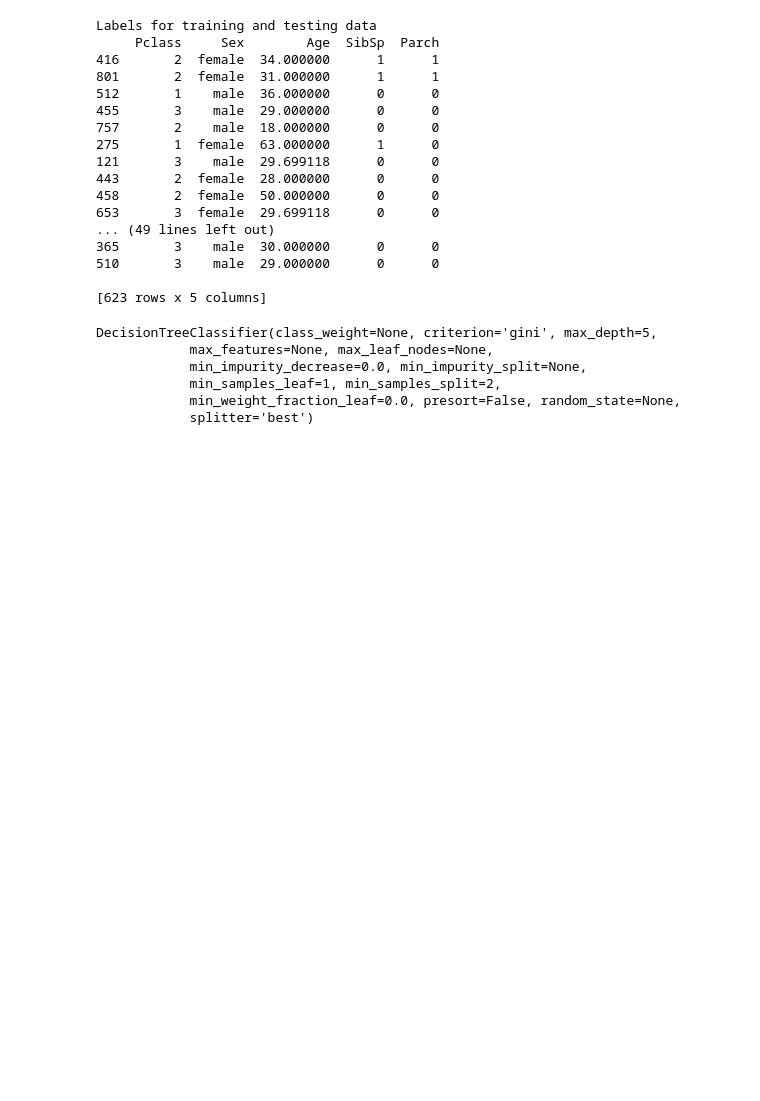
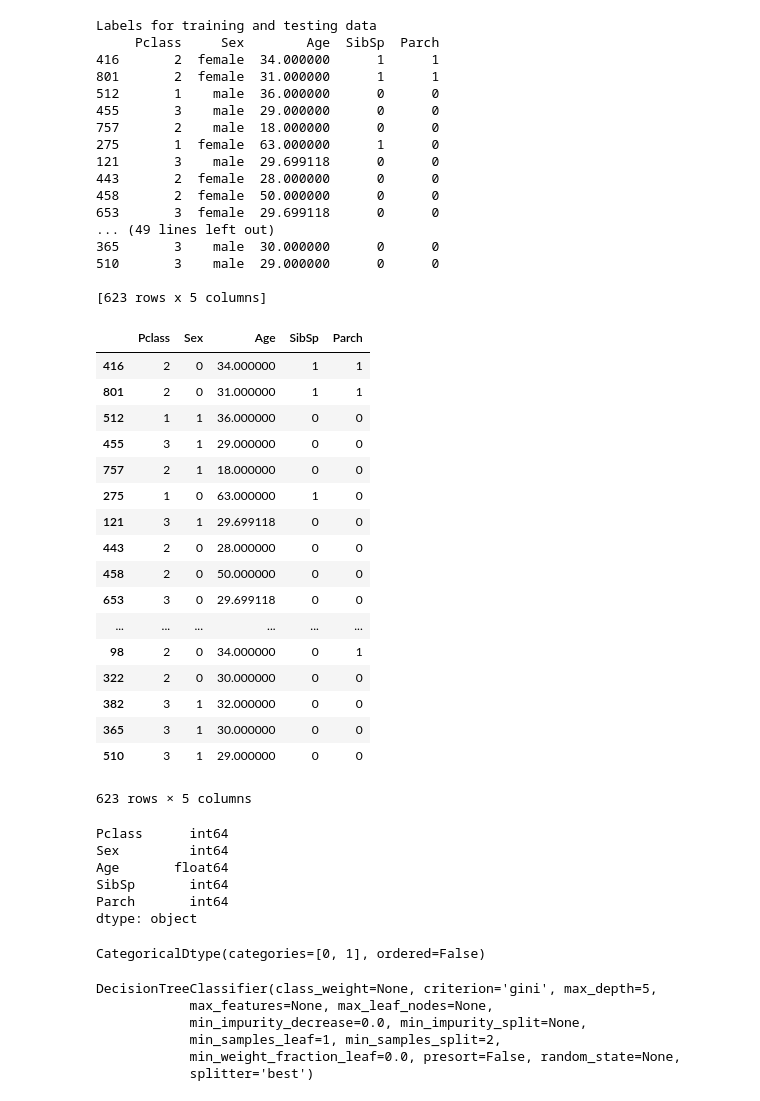
Before and after one commit to vkrit/fundamental-data-science-python, a Jupyter notebook: Workshop#3.ipynb, the cells around one changed output. Saved outputs shown, nothing was run; the diff lists cells and outputs as text; code cells hidden in the pictures; blank space fills up the shorter version.

```diff
--- a/Workshop#3.ipynb
+++ b/Workshop#3.ipynb
@@ -93,6 +95,40 @@ le.fit(["male", "female"])
 list(le.classes_)
 train_X['Sex'] = le.transform(train_X['Sex'])
 test_X['Sex'] = le.transform(test_X['Sex'])
+# %%
+train_X
+# %% [output]
+|  | Pclass | Sex | Age | SibSp | Parch |
+| 416 | 2 | 0 | 34.000000 | 1 | 1 |
+| 801 | 2 | 0 | 31.000000 | 1 | 1 |
+| 512 | 1 | 1 | 36.000000 | 0 | 0 |
+| 455 | 3 | 1 | 29.000000 | 0 | 0 |
+| 757 | 2 | 1 | 18.000000 | 0 | 0 |
+| 275 | 1 | 0 | 63.000000 | 1 | 0 |
+| 121 | 3 | 1 | 29.699118 | 0 | 0 |
+| 443 | 2 | 0 | 28.000000 | 0 | 0 |
+| 458 | 2 | 0 | 50.000000 | 0 | 0 |
+| 653 | 3 | 0 | 29.699118 | 0 | 0 |
+| ... | ... | ... | ... | ... | ... |
+| 98 | 2 | 0 | 34.000000 | 0 | 1 |
+| 322 | 2 | 0 | 30.000000 | 0 | 0 |
+| 382 | 3 | 1 | 32.000000 | 0 | 0 |
+| 365 | 3 | 1 | 30.000000 | 0 | 0 |
+| 510 | 3 | 1 | 29.000000 | 0 | 0 |
+623 rows × 5 columns
+# %%
+train_X.dtypes
+# %% [output]
+Pclass      int64
+Sex         int64
+Age       float64
+SibSp       int64
+Parch       int64
+dtype: object
+# %%
+train_y.dtypes
+# %% [output]
+CategoricalDtype(categories=[0, 1], ordered=False)
 # %%
 from sklearn import tree
 from sklearn.metrics import classification_report
```
Also changed, not shown: parts of 3 cells of this notebook, 4 other files.
